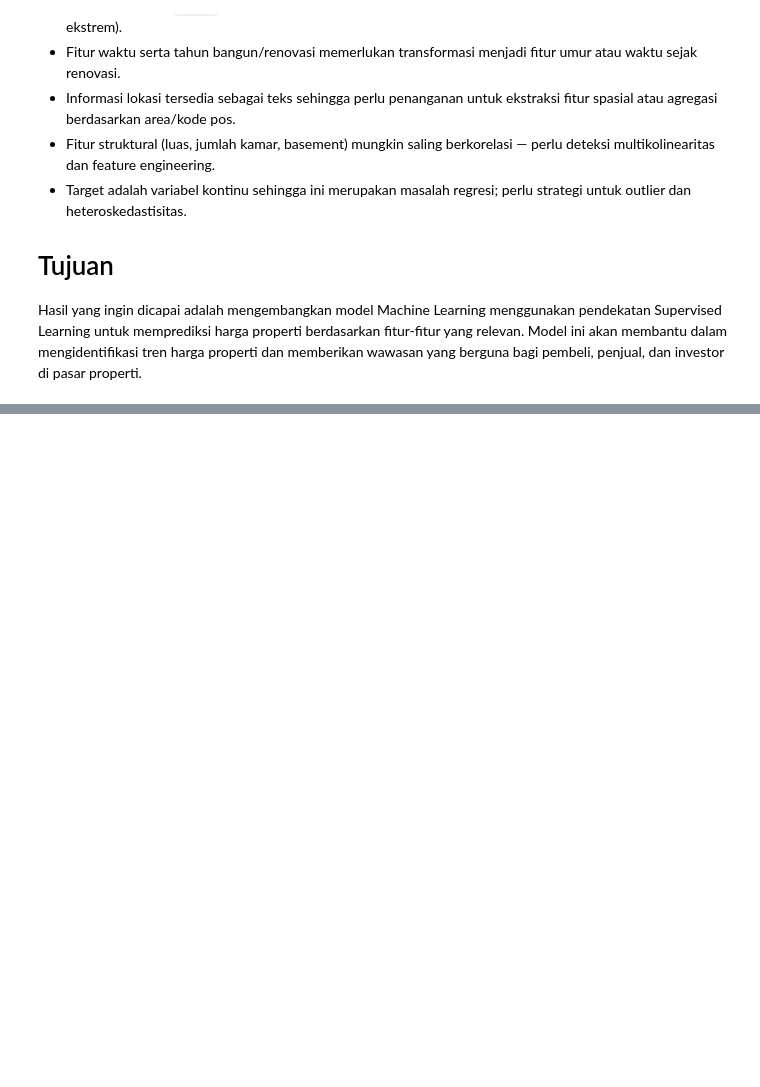
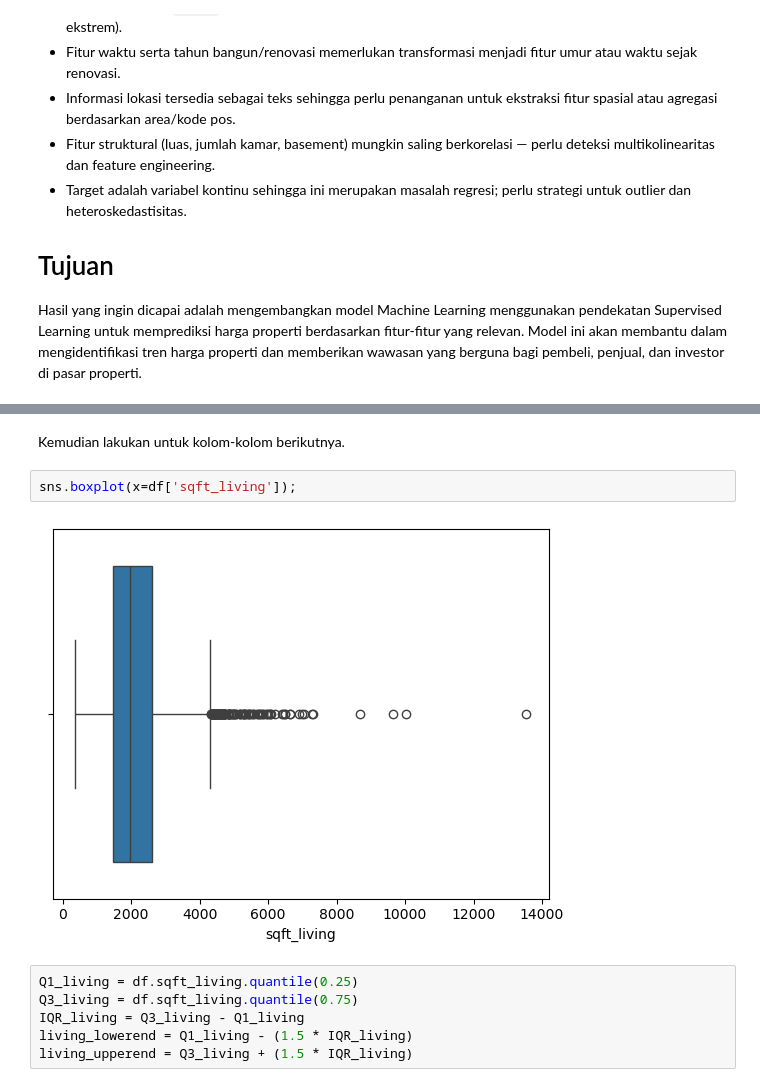
Before and after one commit to Universitas-Cakrawala/uas-stochastic-modeling, a Jupyter notebook: main.ipynb, the cells around one changed output, grey strips where cells are left out. Cells and saved outputs as stored; diff of their text form; blank space fills up the shorter version.

```diff
--- a/main.ipynb
+++ b/main.ipynb
@@ -19,0 +230,12 @@ Hasil yang ingin dicapai adalah mengembangkan model Machine Learning menggunakan
+# %% [markdown]
+Kemudian lakukan untuk kolom-kolom berikutnya.
+# %%
+sns.boxplot(x=df['sqft_living']);
+# %% [output]
+[figure, added]
+# %%
+Q1_living = df.sqft_living.quantile(0.25)
+Q3_living = df.sqft_living.quantile(0.75)
+IQR_living = Q3_living - Q1_living
+living_lowerend = Q1_living - (1.5 * IQR_living)
+living_upperend = Q3_living + (1.5 * IQR_living)
```
Also changed, not shown: parts of 45 cells of this notebook.
